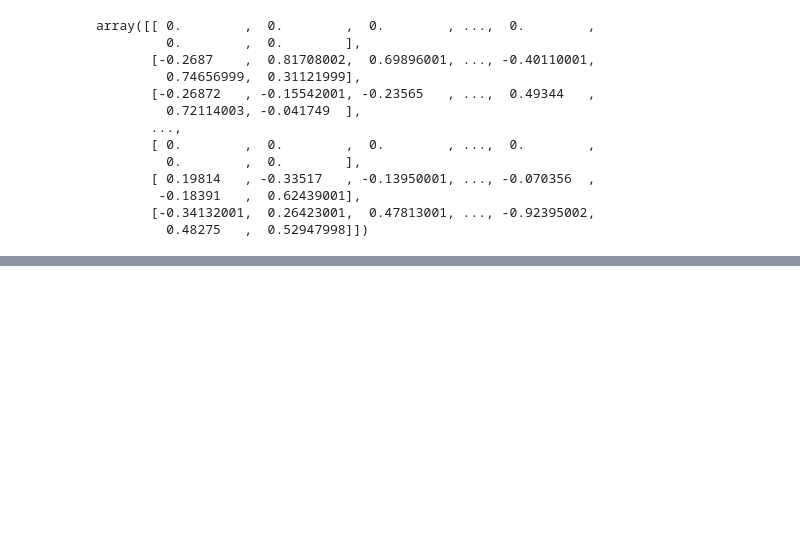
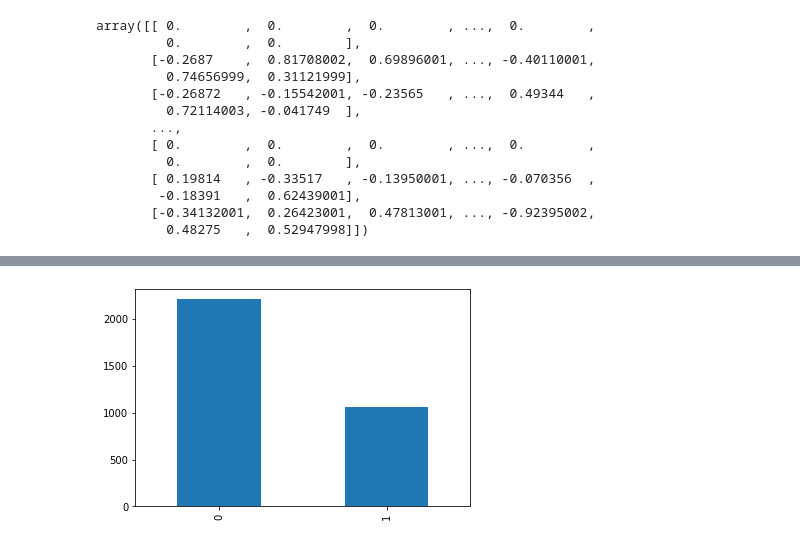
Before and after one commit to testrDEV/NLP_Tweet_Disaster, a Jupyter notebook: Disaster_Tweets.ipynb, the cells around one changed output, grey strips where cells are left out. Saved outputs shown, nothing was run; the diff lists cells and outputs as text; code cells hidden in the pictures; blank space fills up the shorter version.

```diff
--- a/Disaster_Tweets.ipynb
+++ b/Disaster_Tweets.ipynb
@@ -549,0 +550,8 @@ weighted avg       0.84      0.81      0.82      1904
+# %%
+submission = pd.read_csv('gdrive/MyDrive/notebook/sample_submission.csv')
+
+submission.target = (model.predict(test_padded_sentences) > 0.5).astype("int32")
+submission.to_csv("submission.csv", index=False)
+submission.target.value_counts().plot.bar();
+# %% [output]
+[figure, added]
```
Also changed, not shown: parts of 7 cells of this notebook.
